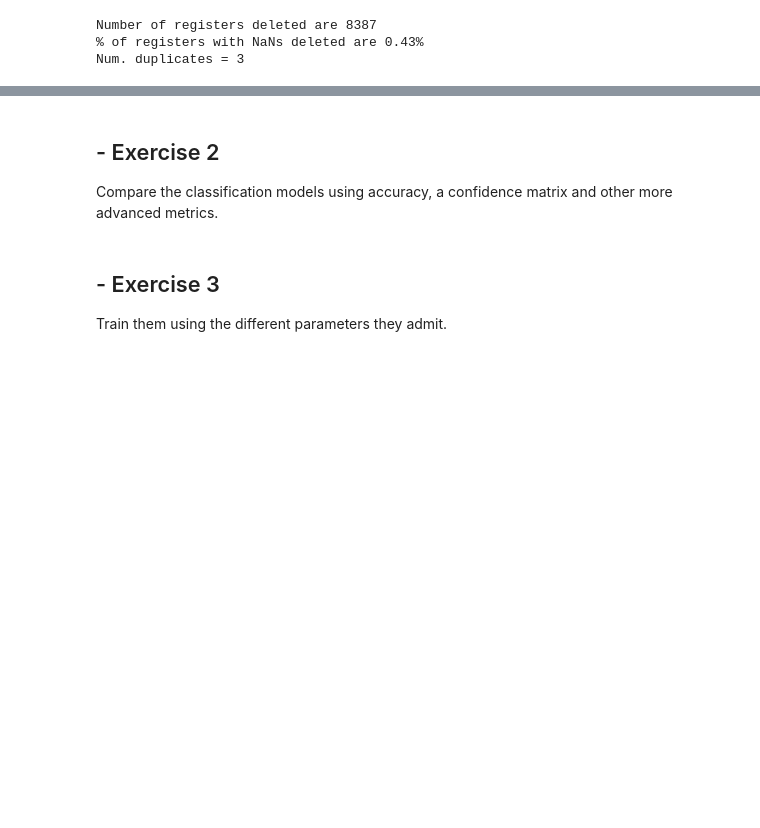
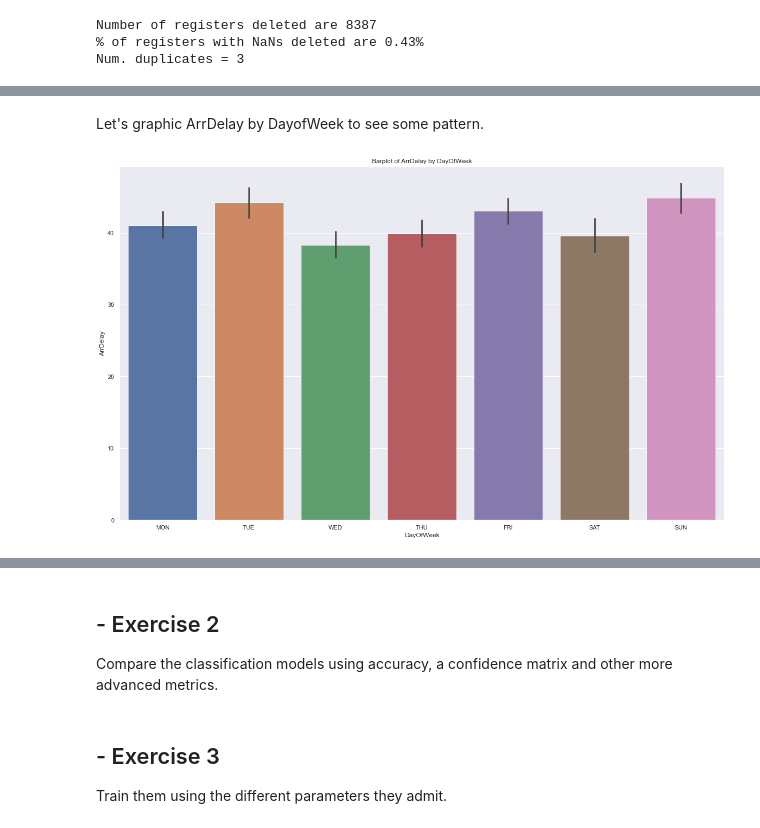
Before and after one commit to Javier-Alfonso-DS/S10T01_Supervised_Learning_Classification, a Jupyter notebook: S10_T01_Supervised_Learning_Classification.ipynb, the cells around one changed output, grey strips where cells are left out. Cells and saved outputs as stored; diff of their text form; code cells hidden in the pictures; blank space fills up the shorter version.

```diff
--- a/S10_T01_Supervised_Learning_Classification.ipynb
+++ b/S10_T01_Supervised_Learning_Classification.ipynb
@@ -181,0 +148,24 @@ df.head()
+# %%
+NumTotalRegisters = df.shape[0]
+NumTotalRegisters
+TotalSample = NumTotalRegisters * 0.01
+AirlinesCounts = pd.DataFrame(df.UniqueCarrier.value_counts())
+AirlinesCounts['Proportion']=AirlinesCounts['UniqueCarrier'] / NumTotalRegisters
+AirlinesCounts['Samples'] = round(AirlinesCounts.Proportion *TotalSample)
+
+df_sample = pd.DataFrame()
+for Airline in AirlinesCounts.index:
+    NumSamples = int(AirlinesCounts.loc[[Airline],:].Samples)
+    df_sample = df_sample.append(df[df.UniqueCarrier == Airline].sample(NumSamples,random_state=1))
+# %% [markdown]
+Let's graphic ArrDelay by DayofWeek to see some pattern.
+# %%
+#Replace number day of week to string for graphic use
+df_sample.DayOfWeek = df_sample.DayOfWeek.replace({1:"MON",2:"TUE",3:"WED",4:"THU",5:"FRI",6:"SAT",7:"SUN"})
+fig, ax = plt.subplots(figsize=(20,12))
+sTitle = 'Barplot of ArrDelay by DayOfWeek'
+ax.set_title(sTitle)
+sns.barplot(x= 'DayOfWeek', y= 'ArrDelay' , data= df_sample, order=["MON","TUE","WED","THU","FRI","SAT","SUN"])
+plt.show()
+# %% [output]
+[figure, added]
```
Also changed, not shown: parts of 20 cells of this notebook, 1 other file.
